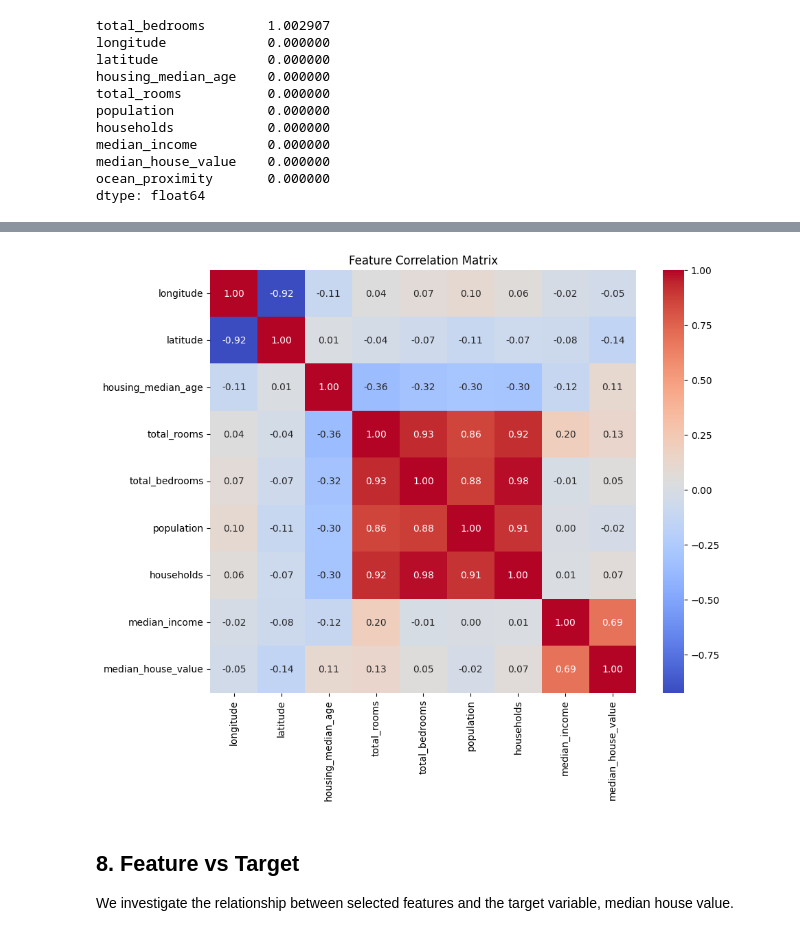
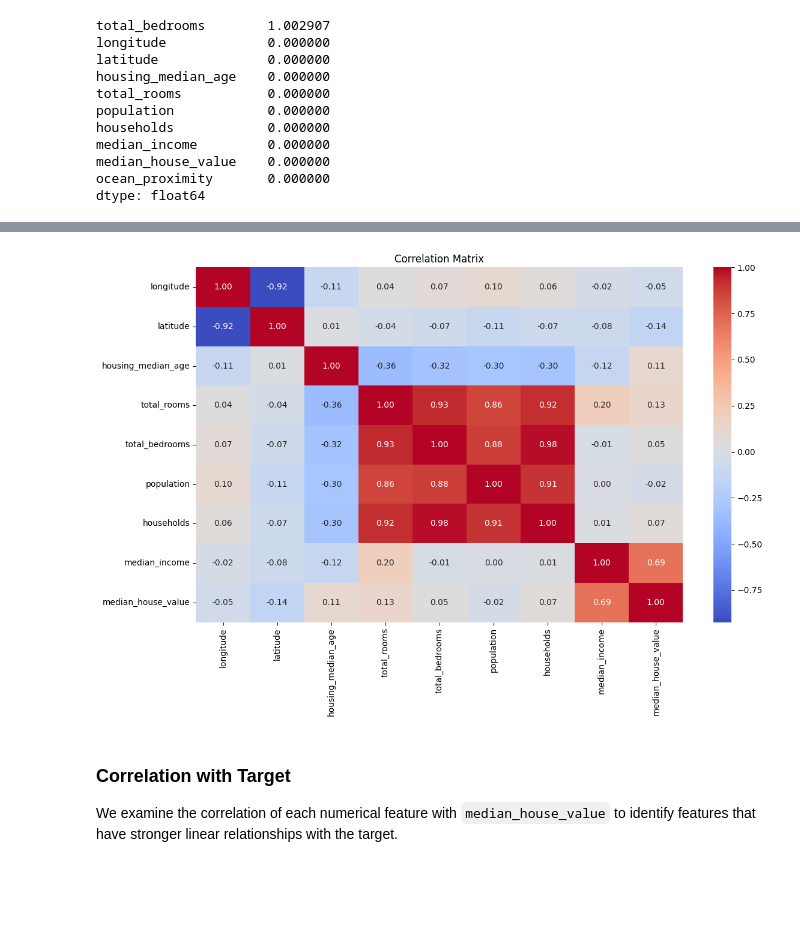
Before and after one commit to Ayda-Karimzadeh/house-price-prediction-linear-regression, a Jupyter notebook: notebooks/01_eda.ipynb, the cells around one changed output, grey strips where cells are left out. Cells and saved outputs as stored; diff of their text form; code cells hidden in the pictures; blank space fills up the shorter version.

```diff
--- a/notebooks/01_eda.ipynb
+++ b/notebooks/01_eda.ipynb
@@ -133,5 +193,11 @@ We visualize the distributions of numerical features to identify skewness, unusu
 # %%
-df.hist(figsize=(15, 10), bins=30)
+numerical_features = df.select_dtypes(include=np.number).columns
+
+df[numerical_features].hist(
+    figsize=(15, 12),
+    bins=30
+)
+
 plt.tight_layout()
 plt.show()
 # %% [output]
@@ -164,7 +253,7 @@ We analyze the linear relationships between numerical features and the target va
 
 Correlation does not imply causation.
 # %%
-correlation = df.select_dtypes(include=np.number).corr()
+correlation_matrix = df[numerical_features].corr()
 
-correlation["median_house_value"].sort_values(ascending=False)
+correlation_matrix
 # %% [output]
@@ -181,19 +270,21 @@ Name: median_house_value, dtype: float64
 # %%
-plt.figure(figsize=(10, 8))
+plt.figure(figsize=(12, 8))
 
 sns.heatmap(
-    correlation,
+    correlation_matrix,
     annot=True,
-    cmap="coolwarm",
-    fmt=".2f"
+    fmt=".2f",
+    cmap="coolwarm"
 )
 
-plt.title("Feature Correlation Matrix")
+plt.title("Correlation Matrix")
+
+plt.tight_layout()
 plt.show()
 # %% [output]
-[figure, old version]
+[figure, new version]
 # %% [markdown]
-## 8. Feature vs Target
+### Correlation with Target
 
-We investigate the relationship between selected features and the target variable, median house value.
+We examine the correlation of each numerical feature with `median_house_value` to identify features that have stronger linear relationships with the target.
 # %%
```
Also changed, not shown: parts of 32 cells of this notebook.
